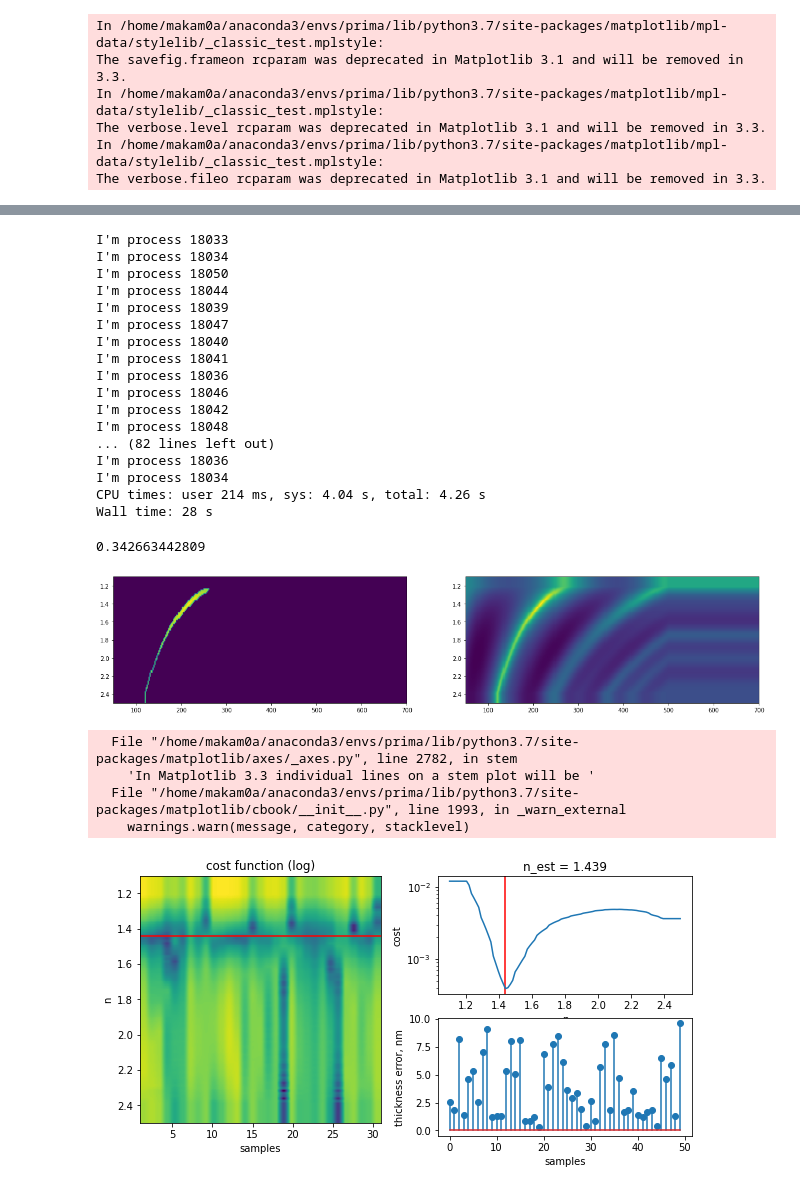
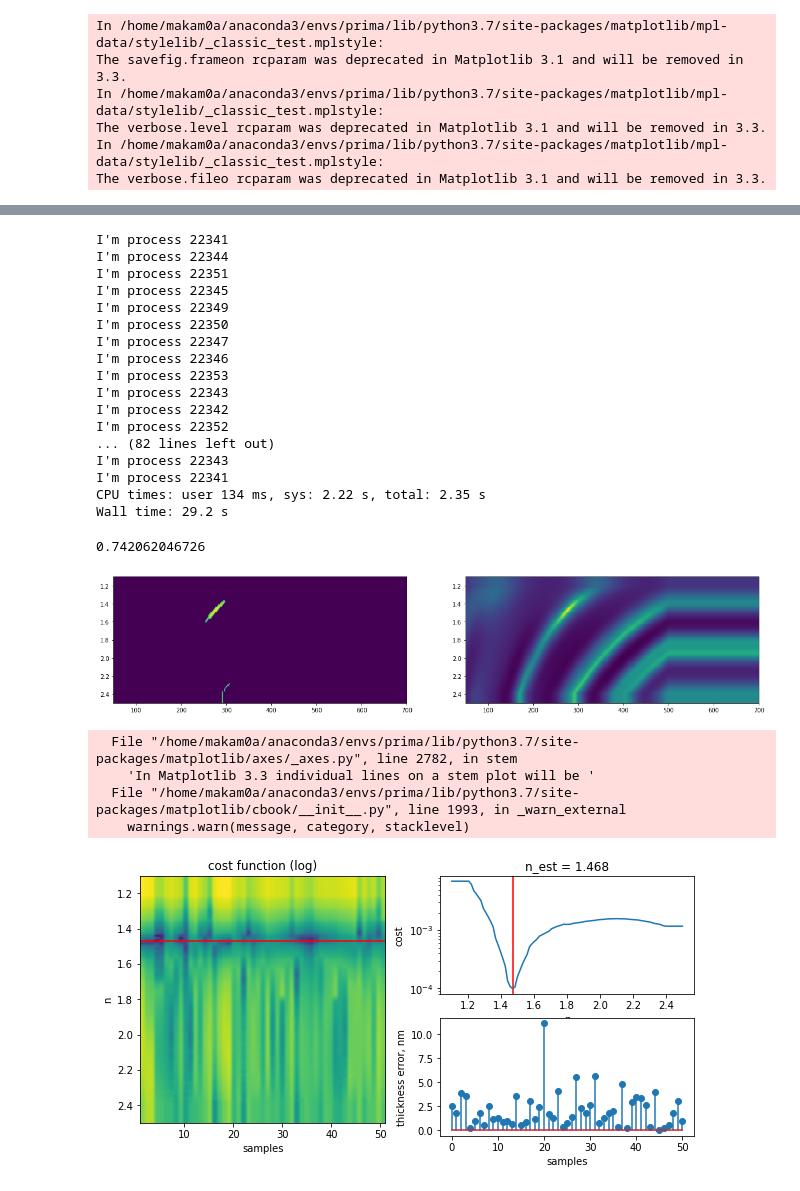
Before and after one commit to makamoa/bio, a Jupyter notebook: FlatOptimization.ipynb, the cells around one changed output, grey strips where cells are left out. Drawn from its saved outputs; the diff is of its cells as text; code cells hidden in the pictures.

```diff
--- a/FlatOptimization.ipynb
+++ b/FlatOptimization.ipynb
@@ -39,8 +39,8 @@ The verbose.fileo rcparam was deprecated in Matplotlib 3.1 and will be removed i
 DATA = 'data/'
 METADATA = 'metadata/'
 # %%
-camera = CameraCalibration.load(METADATA + 'camera_lu_new.npy')
-samples_file=METADATA + 'ab_samples_lu.npy'
+camera = CameraCalibration.load(METADATA + 'camera_lu_final.npy')
+samples_file=METADATA + 'ab_samples_lu_final.npy'
 samples = np.load(samples_file,allow_pickle=True)
 # %%
 from optimization import confidence, myfun_color, wavels, get_refl
@@ -236,23 +237,23 @@ for i, (cf, tk) in enumerate(results):
     cost_functions[i] = cf
     thicknesses[i] = tk
 # %% [output]
-I'm process 18033
-I'm process 18034
-I'm process 18050
-I'm process 18044
-I'm process 18039
-I'm process 18047
-I'm process 18040
-I'm process 18041
-I'm process 18036
-I'm process 18046
-I'm process 18042
-I'm process 18048
+I'm process 22341
+I'm process 22344
+I'm process 22351
+I'm process 22345
+I'm process 22349
+I'm process 22350
+I'm process 22347
+I'm process 22346
+I'm process 22353
+I'm process 22343
+I'm process 22342
+I'm process 22352
 ... (82 lines left out)
-I'm process 18036
-I'm process 18034
-CPU times: user 214 ms, sys: 4.04 s, total: 4.26 s
-Wall time: 28 s
+I'm process 22343
+I'm process 22341
+CPU times: user 134 ms, sys: 2.22 s, total: 2.35 s
+Wall time: 29.2 s
 # %%
 def get__mask(values, argument, sigma):
     return (values>=(values[argument]-sigma)) & (values<=(values[argument]+sigma))
@@ -285,8 +286,8 @@ plt.subplot(122)
 plt.imshow(-np.log(cost_functions[:,:,:][:,idx,:]),aspect=200,extent=[min(ds),max(ds),max(nlist),min(nlist)])
 plt.show()
 # %% [output]
-0.342663442809
+0.742062046726
-[figure, old version]
+[figure, new version]
 # %%
 nx, sx, dx = cost_functions.shape
 confidences = np.array([confidence2d(cost_functions[:,i,:],ds,nlist)[0] for i in range(sx)])
@@ -299,32 +300,32 @@ def plot_cost(cost, confidence_th=0, nlist = nlist, ds = ds, confidences=confide
     ibest = cost[:,mask].mean(axis=1).argmin()
     nest = nlist[cost[:,mask].mean(axis=1).argmin()]
     plt.figure(figsize=[10,10])
     plt.subplot(221)
     plt.title('cost function (log)')
     plt.imshow(np.log(cost[:,mask]),aspect=len(cluster_samples)//(max(nlist)-min(nlist)),extent=[1,len(cluster_samples),nlist.max(),nlist.min()])
     plt.axhline(nest,color='r')
     plt.xlabel('samples')
     plt.ylabel('n')
     plt.subplot(422)
     plt.title('n_est = %.3f' % (nest))
     plt.axvline(nest,color='r', label='estimated refractive')
     plt.plot(nlist,tmp)
     plt.xlabel("n")
     plt.ylabel('cost')
     plt.yscale('log')
     plt.subplot(424)
     #plt.plot(np.abs(gt_thicknesses-thicknesses[ibest]), )
     plt.stem(np.abs(gt_thicknesses-thicknesses[ibest]))
     plt.xlabel("samples")
     plt.ylabel("thickness error, nm")
     plt.show()
     return ibest, nest
 
 pooled_cost_functions = cost_functions.min(axis=-1)
-ibest, nest = plot_cost(pooled_cost_functions,confidence_th=0.5)
+ibest, nest = plot_cost(pooled_cost_functions,confidence_th=0.0)
 # %% [output]
   File "/home/makam0a/anaconda3/envs/prima/lib/python3.7/site-packages/matplotlib/axes/_axes.py", line 2782, in stem
     'In Matplotlib 3.3 individual lines on a stem plot will be '
   File "/home/makam0a/anaconda3/envs/prima/lib/python3.7/site-packages/matplotlib/cbook/__init__.py", line 1993, in _warn_external
     warnings.warn(message, category, stacklevel)
-[figure, old version]
+[figure, new version]
```
Also changed, not shown: parts of 3 cells of this notebook, 4 other files.
